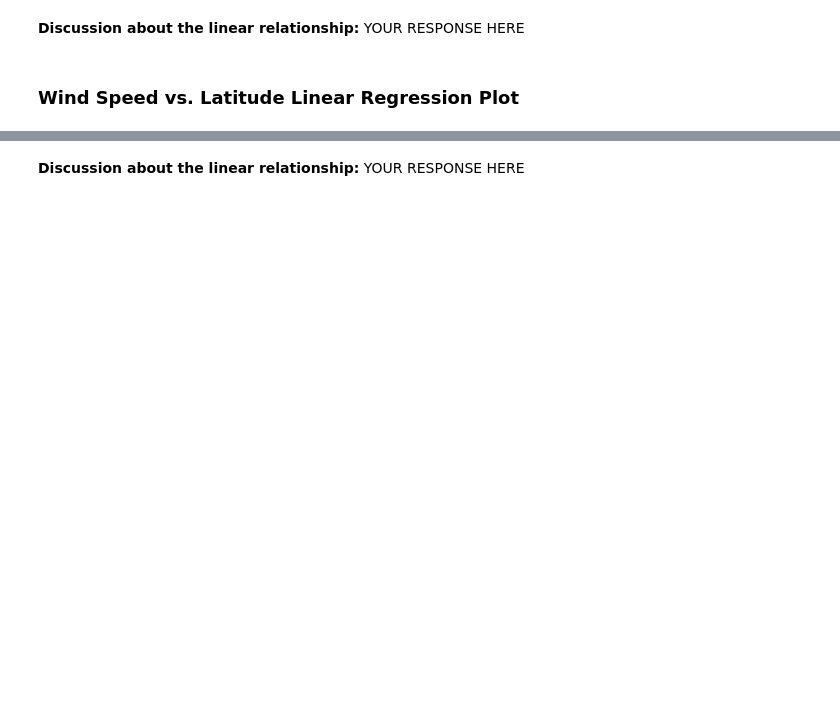
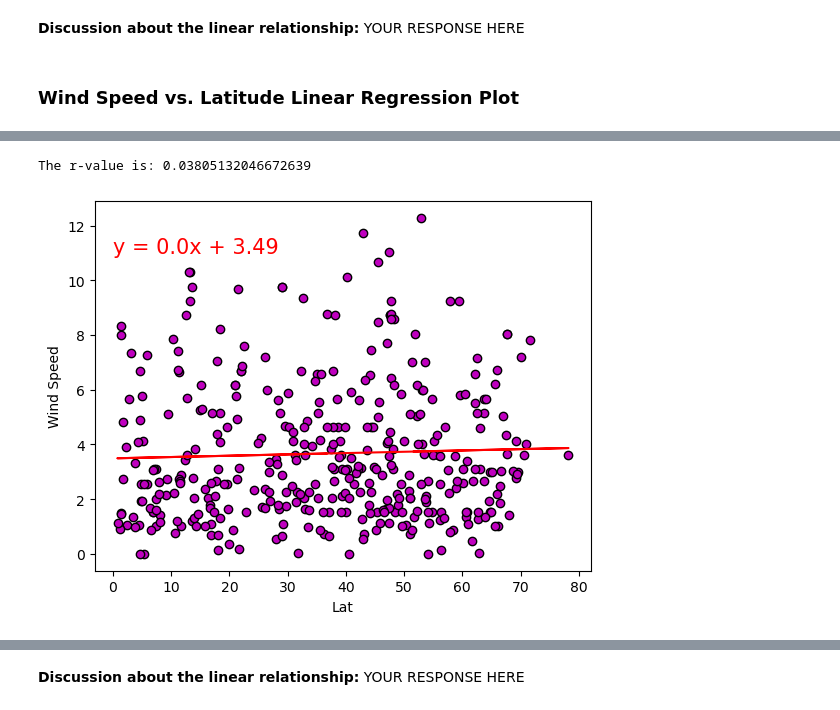
Before and after one commit to lvit001/python-api-challenge, a Jupyter notebook: WeatherPy/WeatherPy.ipynb, the cells around one changed output, grey strips where cells are left out. Cells and saved outputs as stored; diff of their text form; code cells hidden in the pictures; blank space fills up the shorter version.

```diff
--- a/WeatherPy/WeatherPy.ipynb
+++ b/WeatherPy/WeatherPy.ipynb
@@ -374,0 +363,6 @@ The r-value is: 0.062239040700515696
+# %%
+# Northern Hemisphere
+linreg(northern_hemi_df,"Lat","Wind Speed",0,11)
+# %% [output]
+The r-value is: 0.03805132046672639
+[figure, added]
```
Also changed, not shown: parts of 7 cells of this notebook.
